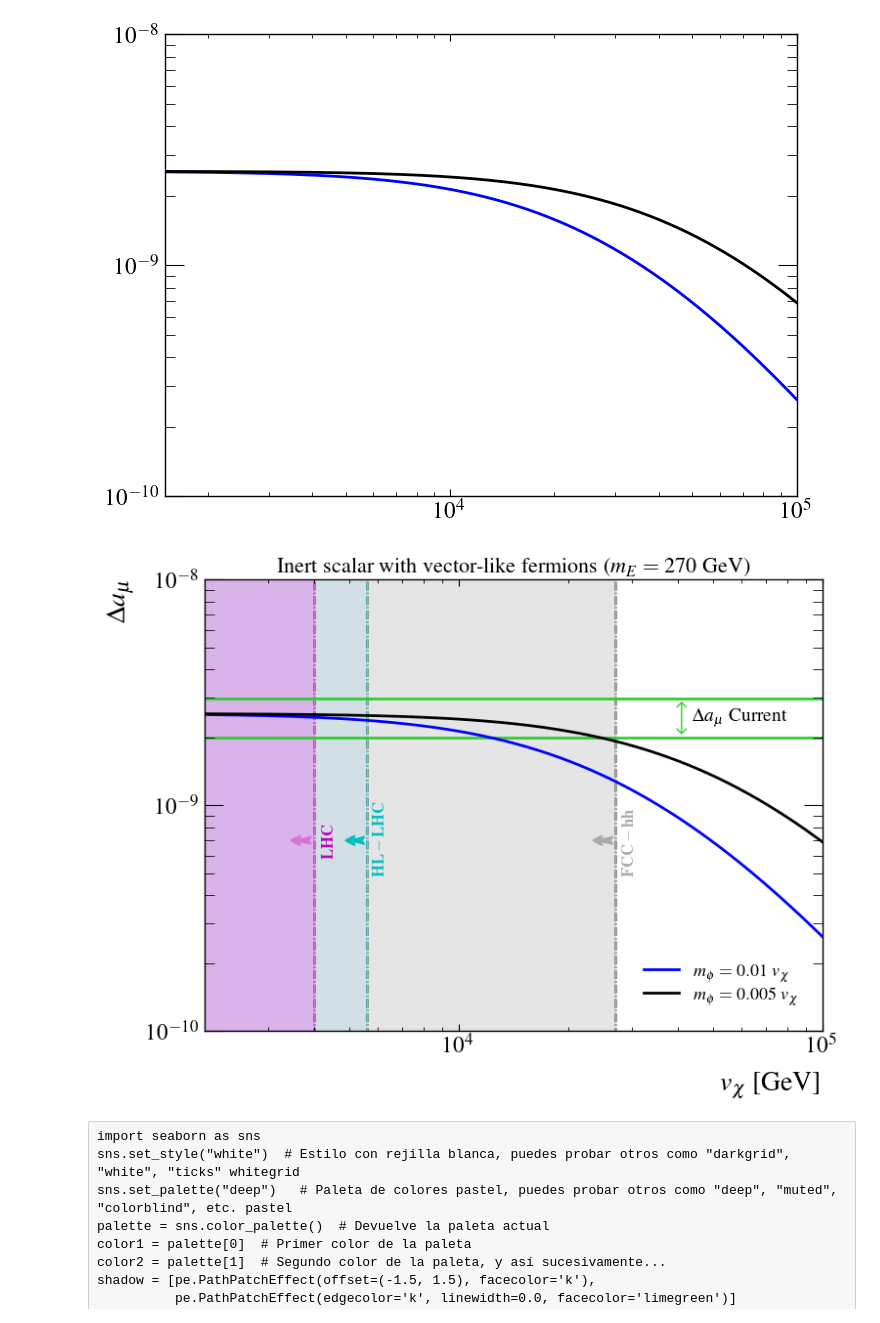
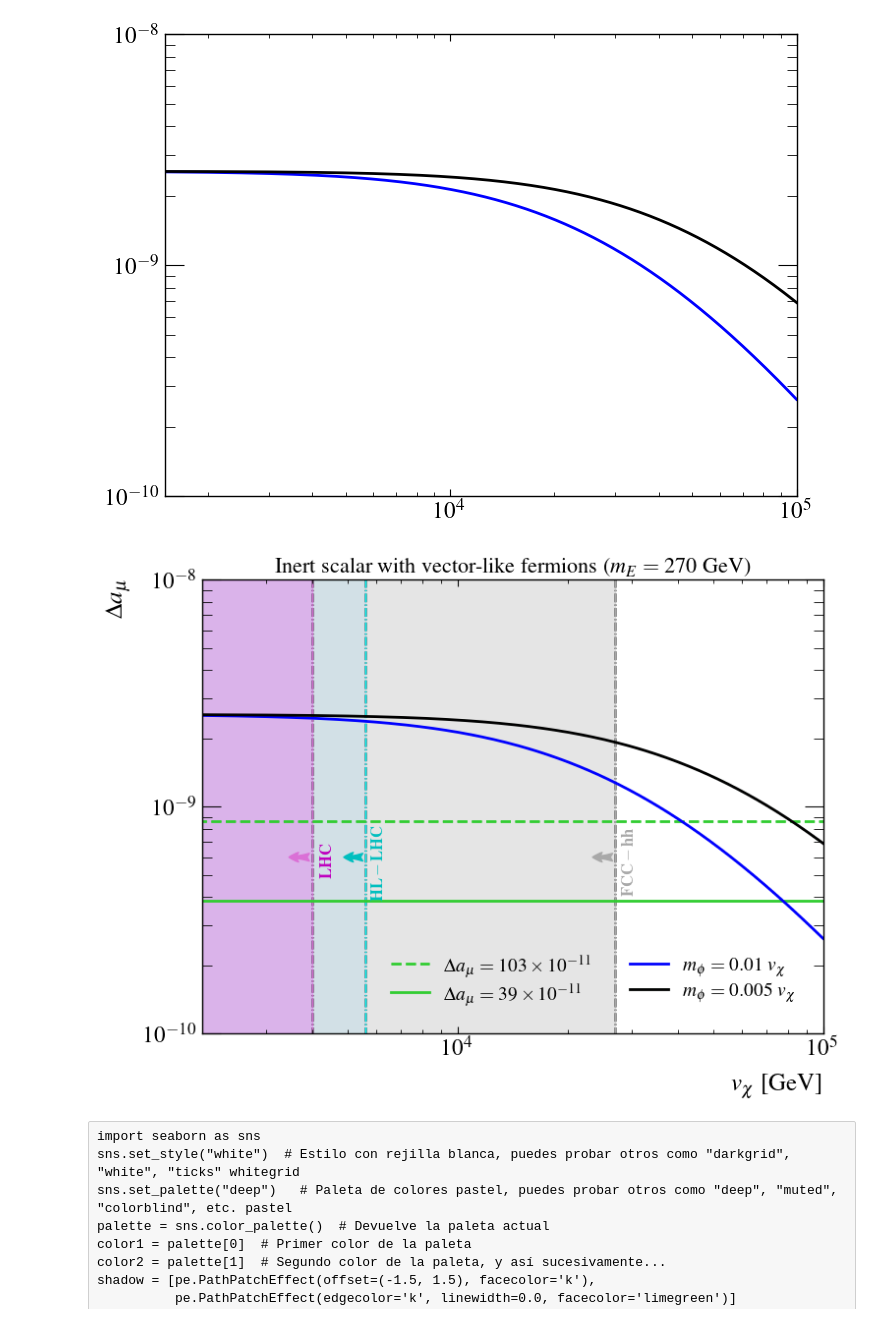
Before and after one commit to Yoxara/g-2_VectorlikeFermion, a Jupyter notebook: InertScalar_E270.ipynb, the cells around one changed output. Saved outputs shown, nothing was run; the diff lists cells and outputs as text; code cells hidden in the pictures.

```diff
--- a/InertScalar_E270.ipynb
+++ b/InertScalar_E270.ipynb
@@ -4,12 +4,15 @@ import numpy as np
 from scipy.integrate import quad
 from numpy import *
 from scipy import *
-amuE = 116592059e-11 #116592089E-11 #
-amuT = 116591810e-11
-amu = amuE-amuT
-EamuE = 22e-11
-EamuT = 43e-11
-Eamu = np.sqrt(EamuE**2 + EamuT**2)
+amuExp = 1165920715e-12 #116592089E-11 #
+amuThe = 116592033e-11 #116591810e-11
+amu = amuExp-amuThe
+ErramuExp = 22e-11
+ErramuThe = 43e-11
+Eamu = np.sqrt(ErramuExp**2 + ErramuThe**2)
 amu_up = amu+Eamu
-amu_down = amu-Eamu
-amu, Eamu, amu_up, amu_down
+amu_central = amu
+amu, Eamu, amu_up, amu_central
+
+import mplhep as hep
+hep.style.use(hep.style.ATLAS)
@@ -127,48 +127,48 @@ c2 = 10e-08
 def yl1(xl1,c1,m1):
     return (m1*xl1+c1)
 def yl2(xl1,c2,m2):
     return (m2*xl1+c2)
 xl1=np.linspace(100, 5000, 100)
 yLHC = np.array([10**(-12), 10**(-8), 10**(-7), 10**(6)])
 plt.plot(xLHC,yLHC,'orchid',linestyle = '-.',lw=1, markersize=0.0,path_effects=pek2,zorder=0.5)
 plt.plot(xHLLHC,yLHC,'aqua',linestyle = '-.',lw=1, markersize=0.0,path_effects=pek2,zorder=0.5)
 #plt.plot(xHELHC,yLHC,'darkgray',linestyle = '-.',lw=1, markersize=0.0,path_effects=pek2,zorder=0.5)
 plt.plot(xFCChh,yLHC,'darkgray',linestyle = '-.',lw=1, markersize=0.0,path_effects=pek2,zorder=0.5)
 #plt.text(5300, 1.1e-09, r'LHC',path_effects=shadow3,fontsize=14)
-plt.annotate('', xy=(3400,7e-10), xycoords='data',xytext =(4000,7e-10),textcoords = 'data',arrowprops=opt)#size=10)#
-plt.annotate('', xy=(4800,7e-10), xycoords='data',xytext =(5600,7e-10),textcoords = 'data',arrowprops=opt2)#size=10)#
+plt.annotate('', xy=(3400,6e-10), xycoords='data',xytext =(4000,6e-10),textcoords = 'data',arrowprops=opt)#size=10)#
+plt.annotate('', xy=(4800,6e-10), xycoords='data',xytext =(5600,6e-10),textcoords = 'data',arrowprops=opt2)#size=10)#
 #plt.annotate('', xy=(8200,7e-10), xycoords='data',xytext =(9600,7e-10),textcoords = 'data',arrowprops=opt3)#size=10)#
-plt.annotate('', xy=(23000,7e-10), xycoords='data',xytext =(27000,7e-10),textcoords = 'data',arrowprops=opt3)#size=10)#
+plt.annotate('', xy=(23000,6e-10), xycoords='data',xytext =(27000,6e-10),textcoords = 'data',arrowprops=opt3)#size=10)#
 x = np.array([100, 1000, 5000, 8000, 100000])
-plt.text(4200,6*10**(-10), r'$\it \bf LHC$',color='m',fontsize=12,rotation= 90,zorder=1)
-plt.text(5800,5*10**(-10), r'$\it \bf HL-LHC$',color='c',fontsize=12,rotation= 90,zorder=1)
+plt.text(4200,5*10**(-10), r'$\it \bf LHC$',color='m',fontsize=12,rotation= 90,zorder=1)
+plt.text(5800,4*10**(-10), r'$\it \bf HL-LHC$',color='c',fontsize=12,rotation= 90,zorder=1)
 #plt.text(10050,5*10**(-10),  r'$\it \bf HE-LHC $',color='darkgray',fontsize=12,rotation= 90,zorder=1)
-plt.text(28000,5*10**(-10),  r'$\it \bf FCC-hh $',color='darkgray',fontsize=12,rotation= 90,zorder=1)
+plt.text(28000,4.2*10**(-10),  r'$\it \bf FCC-hh $',color='darkgray',fontsize=12,rotation= 90,zorder=1)
 plt.axvspan(0, 27000, color='darkgray',alpha=0.3,edgecolor='none',zorder=0.1)
 #plt.axvspan(0, 9600, color='darkgray',alpha=0.3,edgecolor='none',zorder=0.1)
 plt.axvspan(0, 5600, color='skyblue',alpha=0.2,edgecolor='none',zorder=0.1)
 plt.axvspan(0, 4000, color='magenta',edgecolor='none',zorder=0.3,alpha=0.2)
 BoundCurrenteup = np.array([amu_up, amu_up, amu_up,amu_up, amu_up])
-BoundCurrentdown= np.array([amu_down, amu_down, amu_down, amu_down, amu_down])
-plt.annotate('', xy=(4.1*10e03,amu_up), xycoords='data',xytext =(4.1*10e03,amu_down),textcoords = 'data', arrowprops=dict(arrowstyle = '<->,head_width=0.25,head_length=0.25', color='limegreen',connectionstyle = 'arc3,rad=0'))
-plt.text(4.4*10e03,2.4*10**(-9), r'$\Delta a_{\mu}$ Current',fontsize=14)#,path_effects=shadow,, color="limegreen"
-plt.plot(x, BoundCurrenteup,'limegreen',linestyle = 'solid',linewidth=2,markersize=0.0,zorder=0.5,path_effects=pek1)#label=r'$\Delta  a_{\mu} = 339\times 10^{-11}$',
-plt.plot(x, BoundCurrentdown,'limegreen',linestyle = 'solid',linewidth=2,markersize=0.0,zorder=0.5,path_effects=pek1)#label=r'$\Delta  a_{\mu} = 183\times 10^{-11}$',
+BoundCurrentdown= np.array([amu_central, amu_central, amu_central, amu_central, amu_central])
+#plt.annotate('', xy=(4.1*10e03,amu_up), xycoords='data',xytext =(4.1*10e03,amu_central),textcoords = 'data', arrowprops=dict(arrowstyle = '<->,head_width=0.25,head_length=0.25', color='limegreen',connectionstyle = 'arc3,rad=0'))
+#plt.text(4.4*10e03,2.4*10**(-9), r'$\Delta a_{\mu}$ Current',fontsize=14)#,path_effects=shadow,, color="limegreen"
+plt.plot(x, BoundCurrenteup,'limegreen',linestyle = '--',linewidth=2,markersize=0.0,zorder=0.5,path_effects=pek1,label=r'$\Delta  a_{\mu} = 103\times 10^{-11}$')
+plt.plot(x, BoundCurrentdown,'limegreen',linestyle = 'solid',linewidth=2,markersize=0.0,zorder=0.5,path_effects=pek1, label=r'$\Delta  a_{\mu} = 39\times 10^{-11}$')
 plt.plot(VquiEA, DamPhiIEA,'-b',linestyle = 'solid',linewidth=2,label=r'$m_{\phi}=0.01$ $v_{\chi}$', markersize=0.0,zorder=0.5,path_effects=pek1)
 plt.plot(VquiEA, DamPhiIEB,'-k',linestyle = 'solid',linewidth=2,label=r'$m_{\phi}=0.005$ $v_{\chi}$', markersize=0.0,zorder=0.5,path_effects=pek1)
 plt.xlim([2.0e03,1e05])
 plt.ylim([10**(-10),10**(-8)])
 plt.yscale('log')
 plt.xscale('log')
-plt.xlabel(r'$v_{\chi}$ [GeV]',loc="right")
-plt.ylabel(r'$\Delta a_{\mu} $',loc='top')
+plt.xlabel(r'$v_{\chi}$ [GeV]',loc="right",fontsize=18)
+plt.ylabel(r'$\Delta a_{\mu} $',loc='top', fontsize=18)
 plt.title(r'Inert scalar with vector-like fermions ($m_{E} =270$ GeV)',fontsize=16)
-plt.legend(loc='lower right', shadow=False, fontsize=13,frameon=False,ncol=1)
+plt.legend(loc='lower right', shadow=False, fontsize=14,frameon=False,ncol=2)
 plt.savefig('331E270Muong-2.pdf', format='pdf', bbox_inches='tight')
 #plt.draw()
 plt.show()
 # %% [output]
-[figure, old version]
+[figure, new version]
 # %% [raw]
 import seaborn as sns
 sns.set_style("white")  # Estilo con rejilla blanca, puedes probar otros como "darkgrid", "white", "ticks" whitegrid
```
Also changed, not shown: parts of 3 cells of this notebook, 16 other files.
